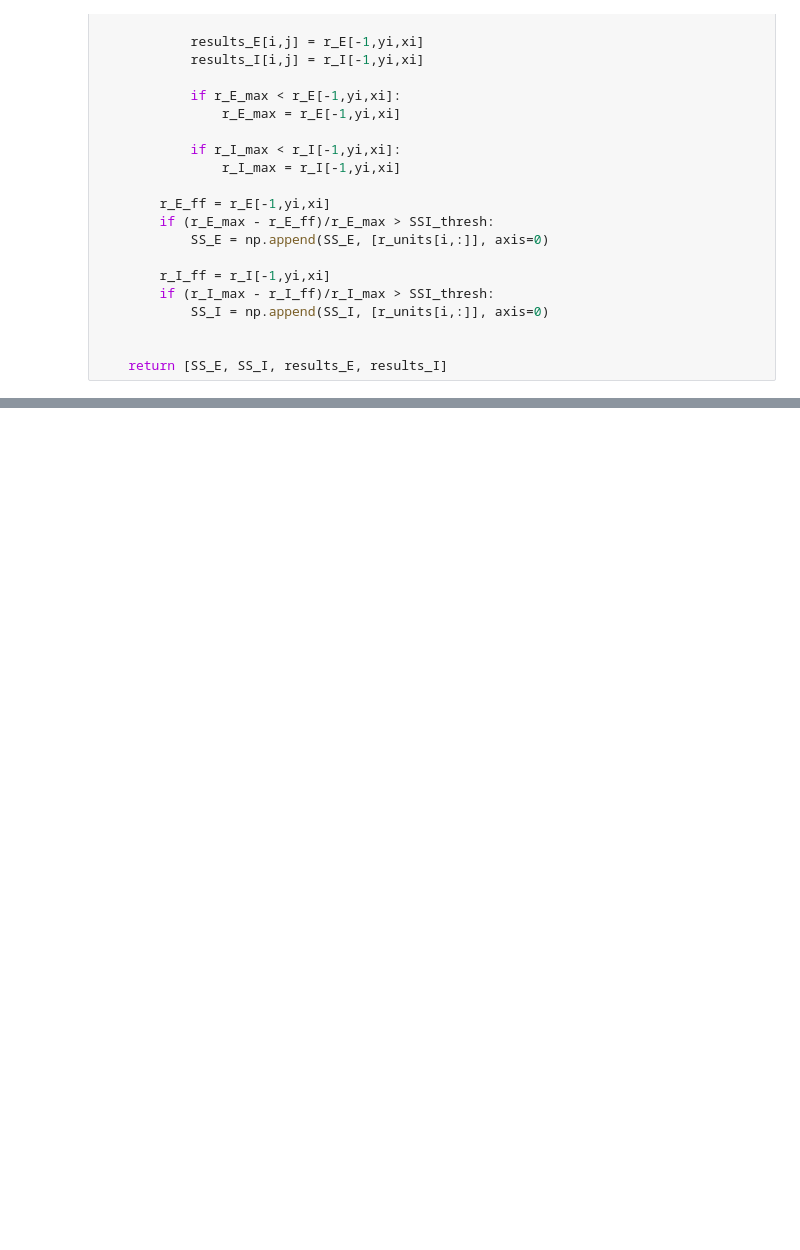
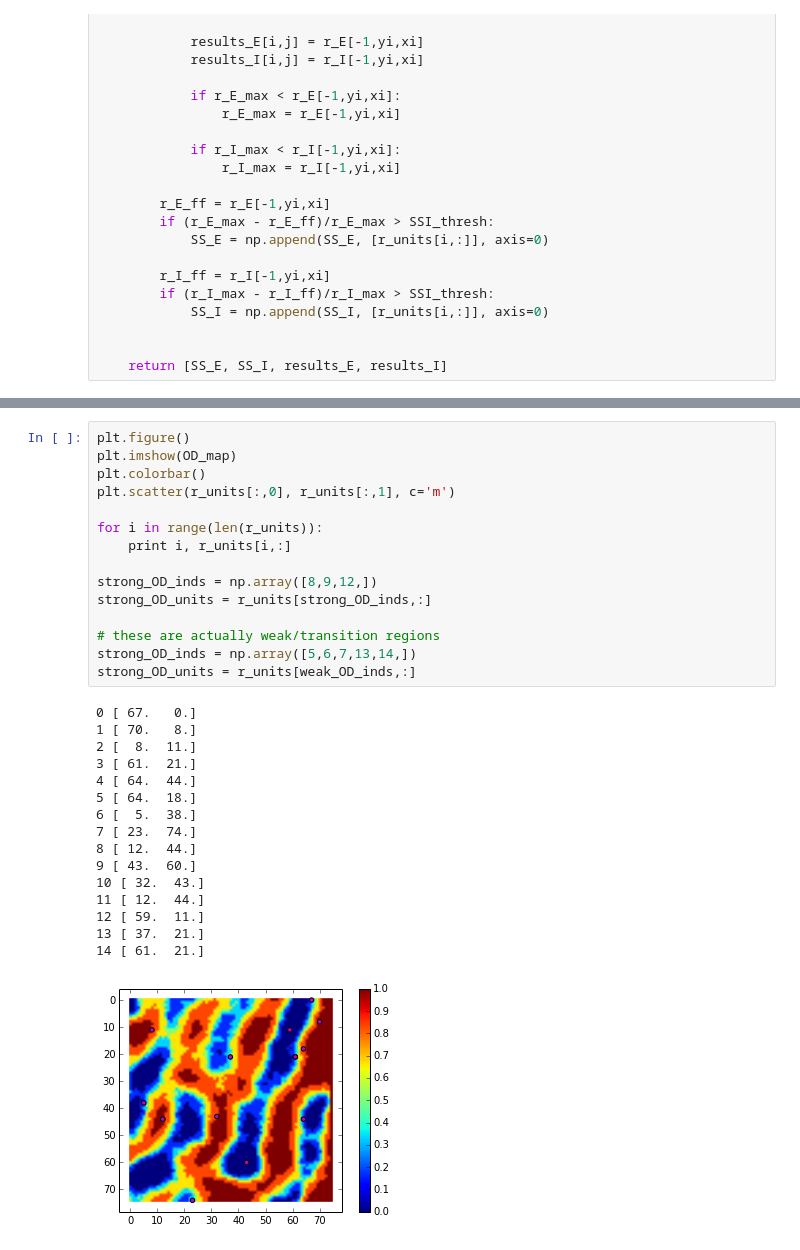
Before and after one commit to benselby/v1_modelling, a Jupyter notebook: mechanistic/SSN_2D_model-OD-working.ipynb, the cells around one changed output, grey strips where cells are left out. Cells and saved outputs as stored; diff of their text form; blank space fills up the shorter version.

```diff
--- a/mechanistic/SSN_2D_model-OD-working.ipynb
+++ b/mechanistic/SSN_2D_model-OD-working.ipynb
@@ -492,0 +832,32 @@ Elapsed time:  9585.57112408
+# %%
+plt.figure()
+plt.imshow(OD_map)
+plt.colorbar()
+plt.scatter(r_units[:,0], r_units[:,1], c='m')
+
+for i in range(len(r_units)):
+    print i, r_units[i,:]
+
+strong_OD_inds = np.array([8,9,12,])
+strong_OD_units = r_units[strong_OD_inds,:]
+
+# these are actually weak/transition regions
+strong_OD_inds = np.array([5,6,7,13,14,])
+strong_OD_units = r_units[weak_OD_inds,:]
+# %% [output]
+0 [ 67.   0.]
+1 [ 70.   8.]
+2 [  8.  11.]
+3 [ 61.  21.]
+4 [ 64.  44.]
+5 [ 64.  18.]
+6 [  5.  38.]
+7 [ 23.  74.]
+8 [ 12.  44.]
+9 [ 43.  60.]
+10 [ 32.  43.]
+11 [ 12.  44.]
+12 [ 59.  11.]
+13 [ 37.  21.]
+14 [ 61.  21.]
+[figure, added]
```
Also changed, not shown: parts of 33 cells of this notebook.
